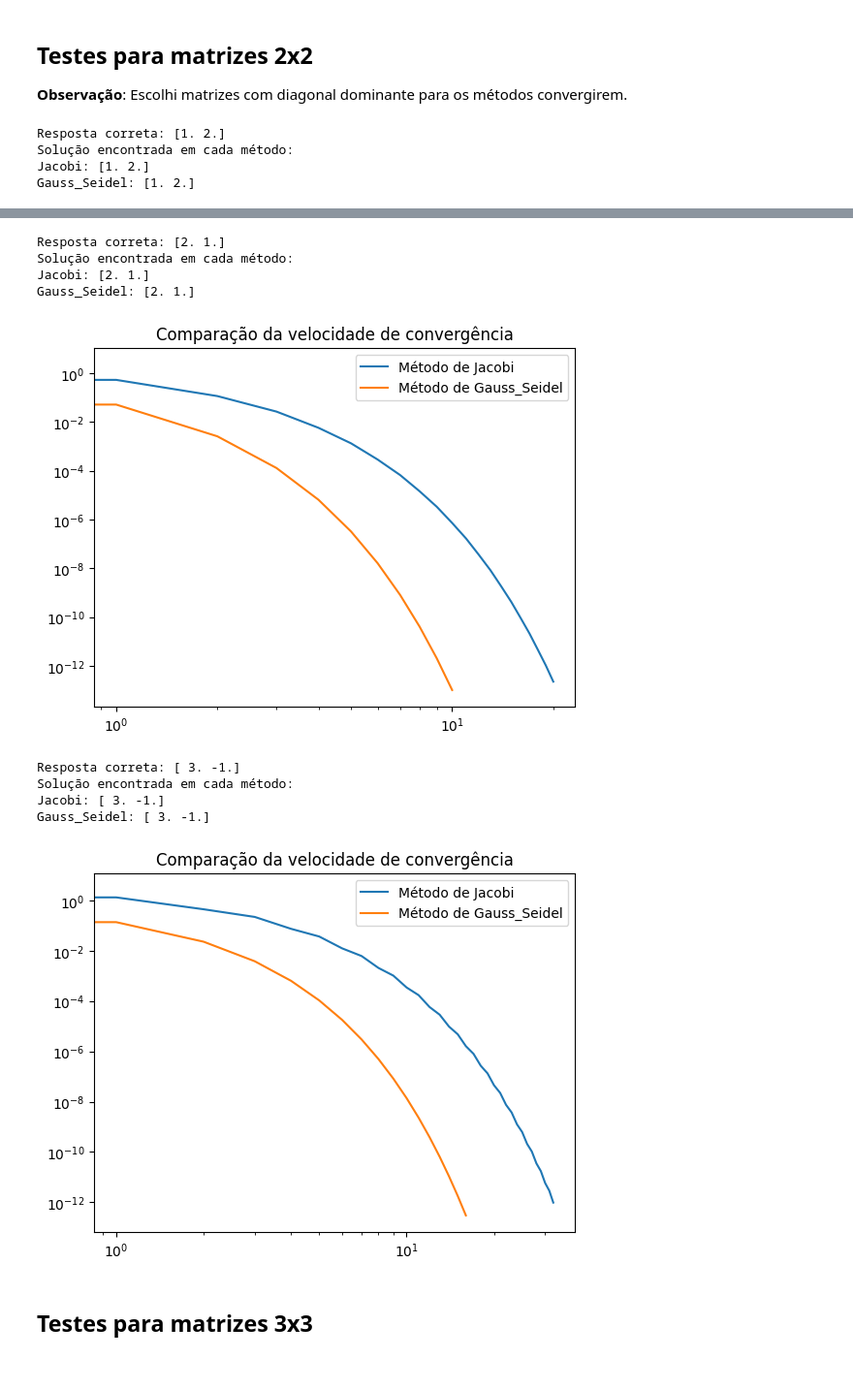
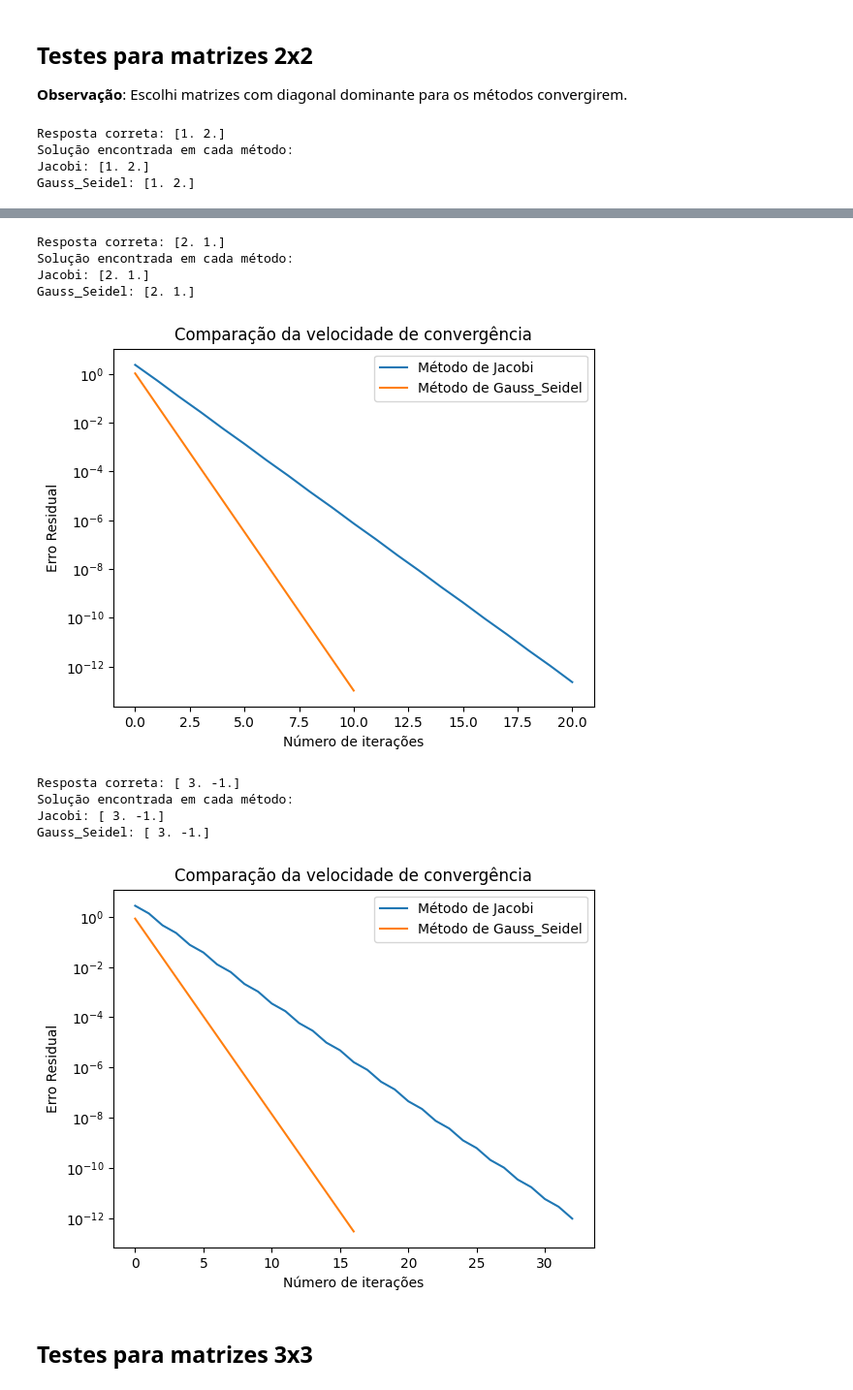
Before and after one commit to Jose-Pedro-Dresch/aln_pjt2_jacobi_gauss_seidel, a Jupyter notebook: Projeto2.ipynb, the cells around one changed output, grey strips where cells are left out. Shown at 97% size. Cells and saved outputs as stored; diff of their text form; code cells hidden in the pictures.

```diff
--- a/Projeto2.ipynb
+++ b/Projeto2.ipynb
@@ -111,8 +114,8 @@ Portanto, considerando $k$ iterações até o critério de convergência ser ati
 ## Questão 1b: Testes
 Teste com matrizes $2 \times 2$ e $3 \times 3$, e compare graficamente a velocidade de convergência dos dois métodos.
 # %%
-# Função para comparar os métodos
-def comparar_metodos(A, b):
+# Função para comparar os métodos para matrizes pequenas
+def comparar_metodos_b(A, b):
     # Gerando matrizes com diagonal dominante para garantir a convergência dos métodos:
     x_j, errors_j, residual_errors_j = jacobi(A, b)
     x_gs, errors_gs, residual_errors_gs = gauss_seidel(A, b)
@@ -124,7 +127,8 @@ def comparar_metodos(A, b):
     sns.lineplot(data=residual_errors_j, label="Método de Jacobi")
     sns.lineplot(data=residual_errors_gs, label="Método de Gauss_Seidel")
     plt.title("Comparação da velocidade de convergência")
-    plt.xscale("log")
+    plt.xlabel("Número de iterações")
+    plt.ylabel("Erro Residual")
     plt.yscale("log")
     plt.show()
 # %% [markdown]
@@ -135,9 +139,9 @@ b_1, A_1 = np.array([6, 8]), np.array([[4,1],[2,3]])
 b_2, A_2 = np.array([9, 6]), np.array([[5,-1],[1,4]])
 b_3, A_3 = np.array([8, 1]), np.array([[3,1],[1,2]])
 
-comparar_metodos(A_1, b_1)
-comparar_metodos(A_2, b_2)
-comparar_metodos(A_3, b_3)
+comparar_metodos_b(A_1, b_1)
+comparar_metodos_b(A_2, b_2)
+comparar_metodos_b(A_3, b_3)
 # %% [output]
 Resposta correta: [1. 2.]
 Solução encontrada em cada método:
@@ -147,13 +151,13 @@ Gauss_Seidel: [1. 2.]
 Resposta correta: [2. 1.]
 Solução encontrada em cada método:
 Jacobi: [2. 1.]
 Gauss_Seidel: [2. 1.]
-[figure, old version]
+[figure, new version]
 Resposta correta: [ 3. -1.]
 Solução encontrada em cada método:
 Jacobi: [ 3. -1.]
 Gauss_Seidel: [ 3. -1.]
-[figure, old version]
+[figure, new version]
 # %% [markdown]
 ## Testes para matrizes 3x3
 # %%
```
Also changed, not shown: parts of 10 cells of this notebook.
